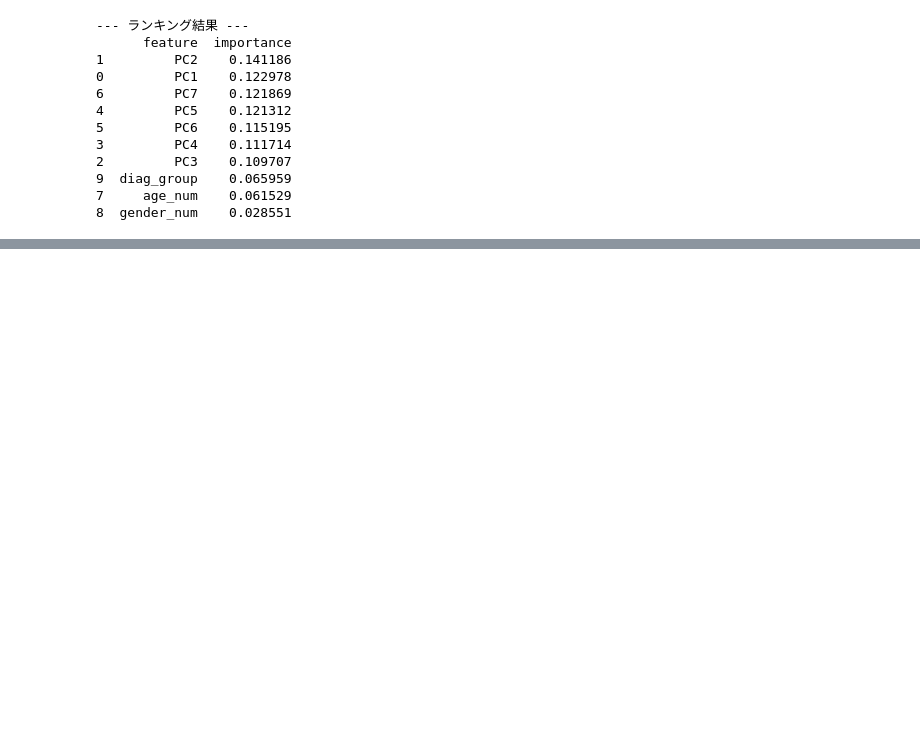
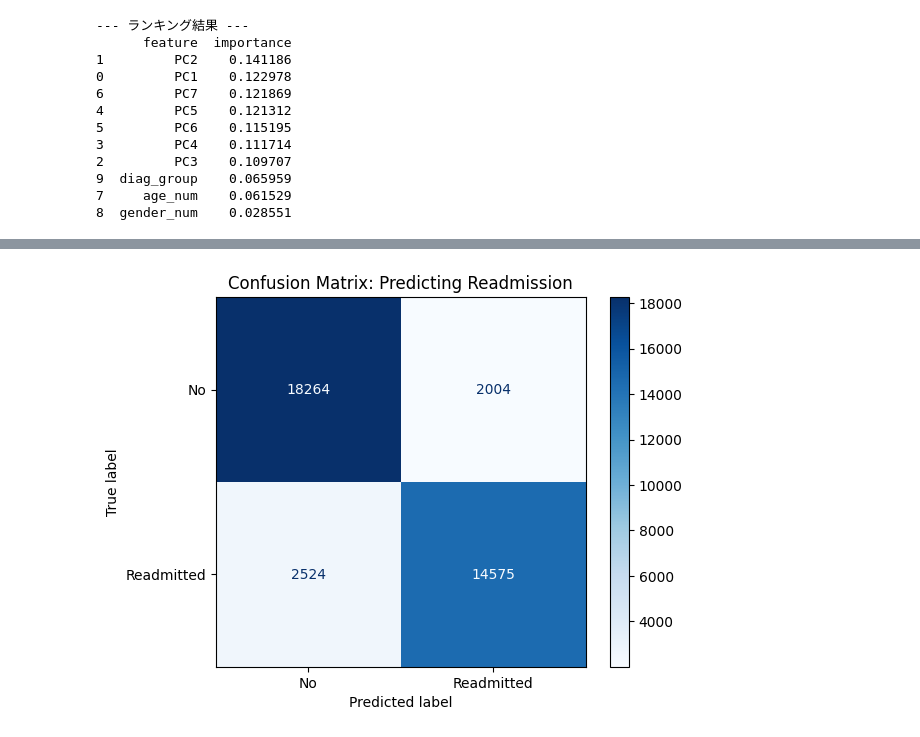
Before and after one commit to kaoru1018/diabetes-100k-analysis, a Jupyter notebook: データサイエンス.ipynb, the cells around one changed output, grey strips where cells are left out. Saved outputs shown, nothing was run; the diff lists cells and outputs as text; code cells hidden in the pictures; blank space fills up the shorter version.

```diff
--- a/データサイエンス.ipynb
+++ b/データサイエンス.ipynb
@@ -1788,3 +1788,95 @@ Passing `palette` without assigning `hue` is deprecated and will be removed in v
 9  diag_group    0.065959
 7     age_num    0.061529
 8  gender_num    0.028551
+# %%
+import pandas as pd
+import numpy as np
+import os
+from sklearn.decomposition import PCA
+from sklearn.preprocessing import StandardScaler
+from sklearn.ensemble import RandomForestClassifier
+from sklearn.model_selection import train_test_split
+from sklearn.metrics import classification_report, confusion_matrix, ConfusionMatrixDisplay
+import matplotlib.pyplot as plt
+import seaborn as sns
+
+# 1. データの読み込み
+file_name = 'diabetic_data.csv'
+if os.path.exists(file_name):
+    df = pd.read_csv(file_name, on_bad_lines='skip')
+    print(f"✓ 読み込み成功: {df.shape[0]:,} 患者データ")
+
+    # --- 工程2：前処理（欠損値・型変換） ---
+    df_clean = df.replace('?', np.nan).copy()
+
+    pca_features = [
+        'time_in_hospital', 'num_lab_procedures', 'num_procedures',
+        'num_medications', 'number_outpatient', 'number_emergency', 'number_inpatient'
+    ]
+    for col in pca_features:
+        df_clean[col] = pd.to_numeric(df_clean[col], errors='coerce')
+        df_clean[col] = df_clean[col].fillna(df_clean[col].median())
+
+    # --- 工程3: PCAの実行 ---
+    scaler = StandardScaler()
+    x_scaled = scaler.fit_transform(df_clean[pca_features])
+    pca = PCA(n_components=7)
+    pca_result = pca.fit_transform(x_scaled)
+
+    # --- 工程4: 特徴量エンジニアリング ---
+    age_dict = {'[0-10)': 5, '[10-20)': 15, '[20-30)': 25, '[30-40)': 35, '[40-50)': 45,
+                '[50-60)': 55, '[60-70)': 65, '[70-80)': 75, '[80-90)': 85, '[90-100)': 95}
+    df_clean['age_num'] = df_clean['age'].map(age_dict).fillna(50)
+    df_clean['gender_num'] = df_clean['gender'].map({'Male': 1, 'Female': 0}).fillna(0)
+
+    def map_diag(code):
+        try:
+            c = float(str(code).split('.')[0])
+            if 390 <= c <= 459 or c == 785: return 1
+            if 460 <= c <= 519 or c == 786: return 2
+            if 520 <= c <= 579 or c == 787: return 3
+            if c == 250: return 4
+            if 800 <= c <= 999: return 5
+            if 710 <= c <= 739: return 6
+            if 580 <= c <= 629 or c == 788: return 7
+            if 140 <= c <= 239: return 8
+            return 0
+        except: return 0
+    df_clean['diag_group'] = df_clean['diag_1'].apply(map_diag)
+
+    # --- 工程5: AI学習用データの作成 ---
+    pca_df = pd.DataFrame(pca_result, columns=[f'PC{i+1}' for i in range(7)], index=df_clean.index)
+    X = pd.concat([pca_df, df_clean[['age_num', 'gender_num', 'diag_group']]], axis=1)
+
+# 'NO' を 0 に、それ以外（'<30', '>30'）を 1 に変換します
+    y = df_clean['readmitted'].apply(lambda x: 0 if x == 'NO' else 1)
+
+    # 万が一、Xの中にまだ文字やNaNが残っていたら削除（念のための掃除）
+    X = X.apply(pd.to_numeric, errors='coerce').fillna(0)
+
+
+
+    print(f"✓ 分析準備完了。評価を開始します...")
+
+    # --- 工程6: 学習用とテスト用に分割 ---
+    # ここもif文の中（スペース4つ分）に入れる必要があります
+    X_train, X_test, y_train, y_test = train_test_split(X, y, test_size=0.2, random_state=42)
+
+    # --- 工程7: AIの訓練と予測 ---
+    model = RandomForestClassifier(n_estimators=100, random_state=42, n_jobs=-1)
+    model.fit(X_train, y_train)
+    y_pred = model.predict(X_test)
+
+    # --- 工程8: 評価レポートと混合行列 ---
+    print("\n--- 評価レポート ---")
+    print(classification_report(y_test, y_pred))
+
+    plt.figure(figsize=(8, 6))
+    cm = confusion_matrix(y_test, y_pred)
+    disp = ConfusionMatrixDisplay(confusion_matrix=cm, display_labels=['No', 'Readmitted'])
+    disp.plot(cmap='Blues', values_format='d')
+    plt.title('Confusion Matrix: Predicting Readmission')
+    plt.show()
+else:
+    print(f"ファイル {file_name} が見つかりませんでした。パスを確認してください。")
+# %% [output]
@@ -1790,0 +1896 @@ Passing `palette` without assigning `hue` is deprecated and will be removed in v
+[figure, added]
```
Also changed, not shown: parts of 2 cells of this notebook.
